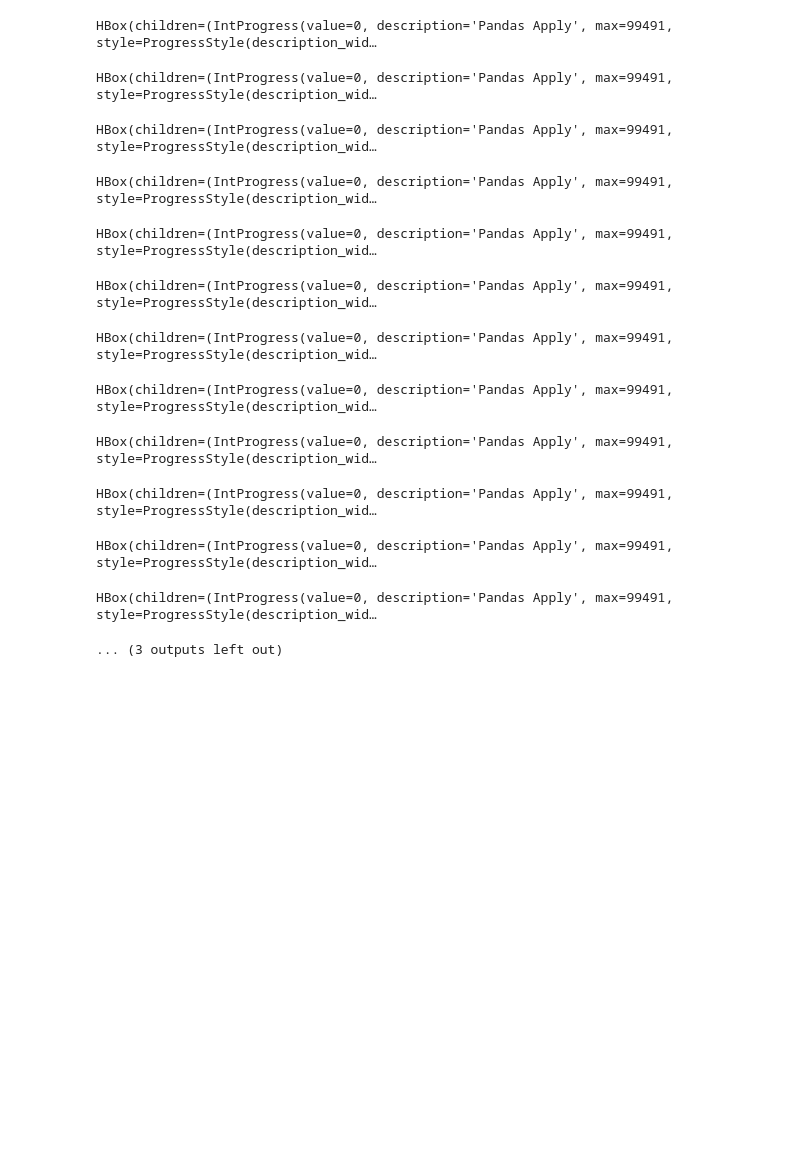
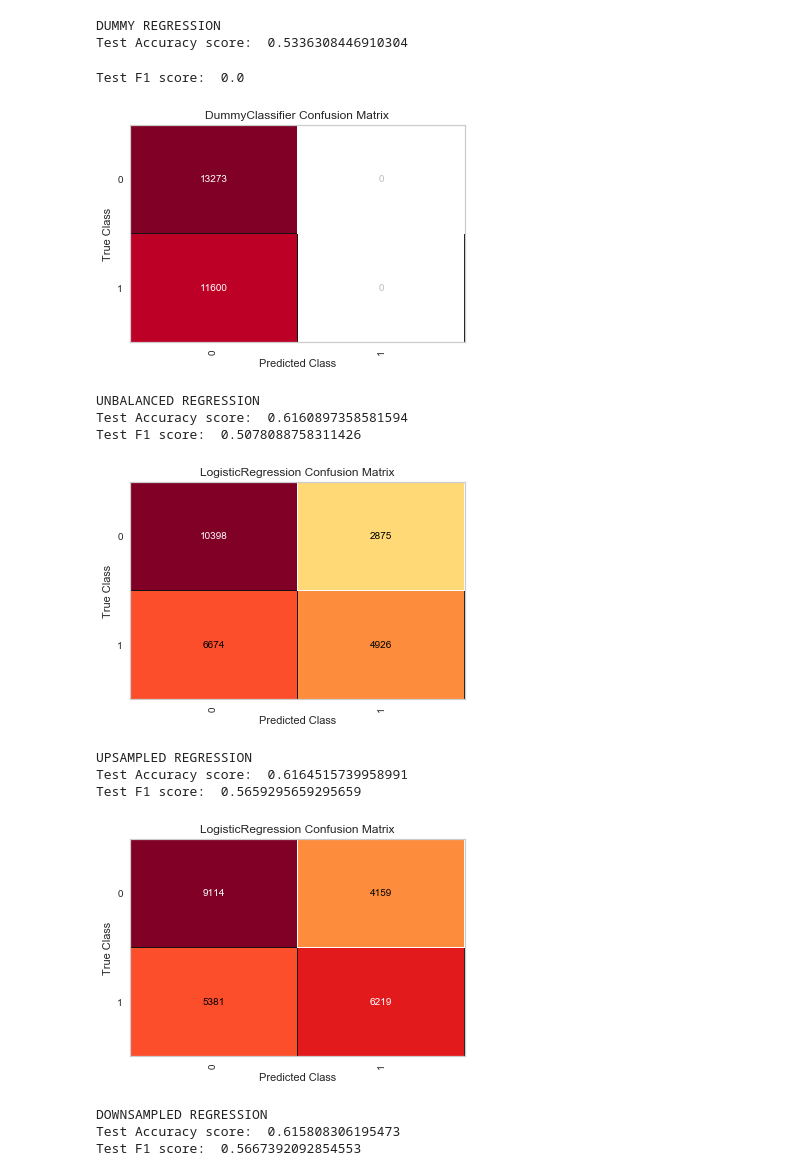
Before and after one commit to khayes847/Hospital_Readmittance_Rates_Diabetes, a Jupyter notebook: mod5.ipynb, the cells around one changed output. Drawn from its saved outputs; the diff is of its cells as text; code cells hidden in the pictures; blank space fills up the shorter version.

```diff
--- a/mod5.ipynb
+++ b/mod5.ipynb
@@ -30,5 +28,5 @@ The autoreload extension is already loaded. To reload it, use:
 # %%
-X, y = d.clean_1_5()
+X, y, X_no_nbr = d.clean()
 # %% [output]
 Upload
 y_clean
@@ -75,16 +51,18 @@ HBox(children=(IntProgress(value=0, description='Pandas Apply', max=99491, style
-# %%
-X = d.clean_4_5(X)
-# %% [output]
-HBox(children=(IntProgress(value=0, description='Pandas Apply', max=99491, style=ProgressStyle(description_wid…
-HBox(children=(IntProgress(value=0, description='Pandas Apply', max=99491, style=ProgressStyle(description_wid…
-HBox(children=(IntProgress(value=0, description='Pandas Apply', max=99491, style=ProgressStyle(description_wid…
-HBox(children=(IntProgress(value=0, description='Pandas Apply', max=99491, style=ProgressStyle(description_wid…
-HBox(children=(IntProgress(value=0, description='Pandas Apply', max=99491, style=ProgressStyle(description_wid…
-HBox(children=(IntProgress(value=0, description='Pandas Apply', max=99491, style=ProgressStyle(description_wid…
-HBox(children=(IntProgress(value=0, description='Pandas Apply', max=99491, style=ProgressStyle(description_wid…
-HBox(children=(IntProgress(value=0, description='Pandas Apply', max=99491, style=ProgressStyle(description_wid…
-HBox(children=(IntProgress(value=0, description='Pandas Apply', max=99491, style=ProgressStyle(description_wid…
-HBox(children=(IntProgress(value=0, description='Pandas Apply', max=99491, style=ProgressStyle(description_wid…
-HBox(children=(IntProgress(value=0, description='Pandas Apply', max=99491, style=ProgressStyle(description_wid…
-HBox(children=(IntProgress(value=0, description='Pandas Apply', max=99491, style=ProgressStyle(description_wid…
-... (3 outputs left out)
+# %%
+m.run_all_regressions(X_no_nbr, y)
+# %% [output]
+DUMMY REGRESSION
+Test Accuracy score:  0.5336308446910304
+Test F1 score:  0.0
+[figure, added]
+UNBALANCED REGRESSION
+Test Accuracy score:  0.6160897358581594
+Test F1 score:  0.5078088758311426
+[figure, added]
+UPSAMPLED REGRESSION
+Test Accuracy score:  0.6164515739958991
+Test F1 score:  0.5659295659295659
+[figure, added]
+DOWNSAMPLED REGRESSION
+Test Accuracy score:  0.615808306195473
+Test F1 score:  0.5667392092854553
```
Also changed, not shown: parts of 39 cells of this notebook, 8 other files.
